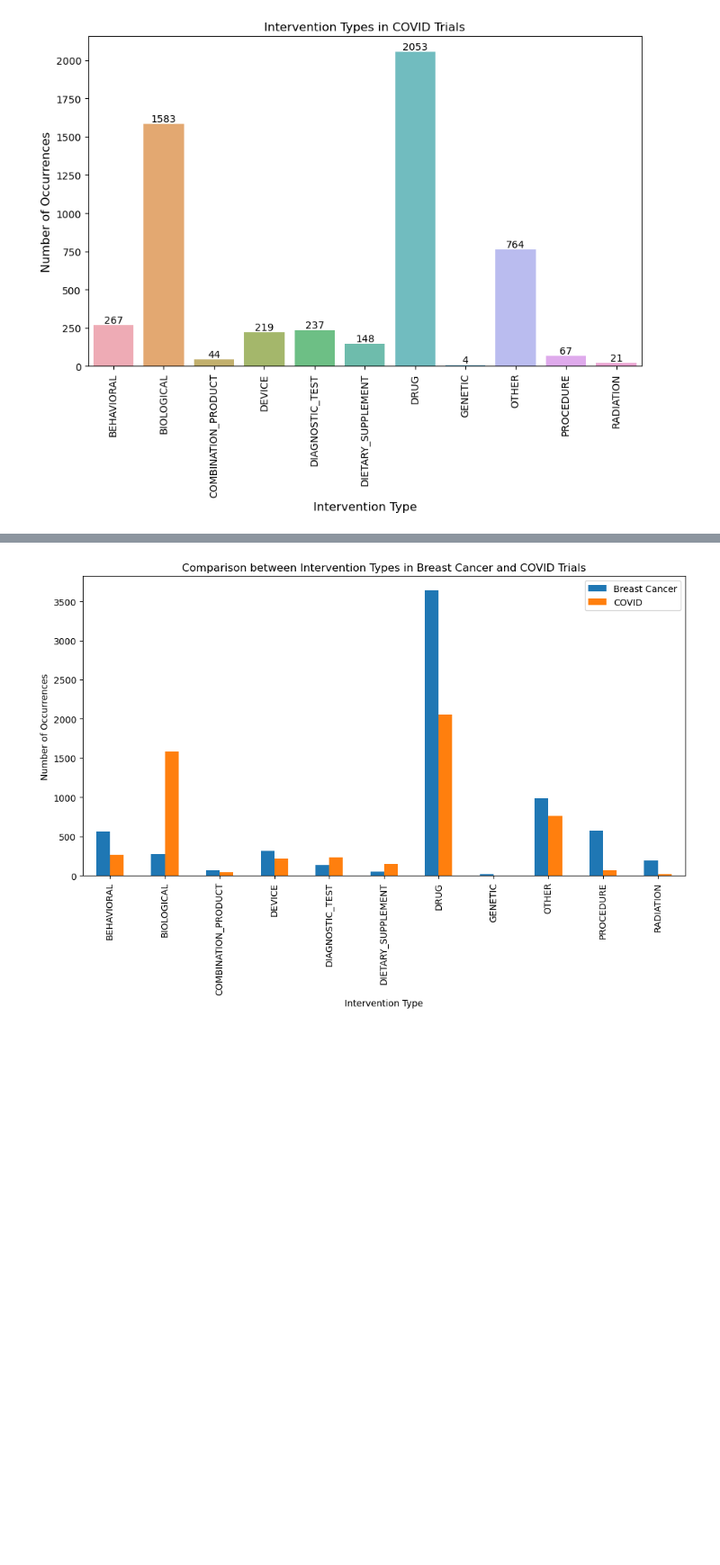
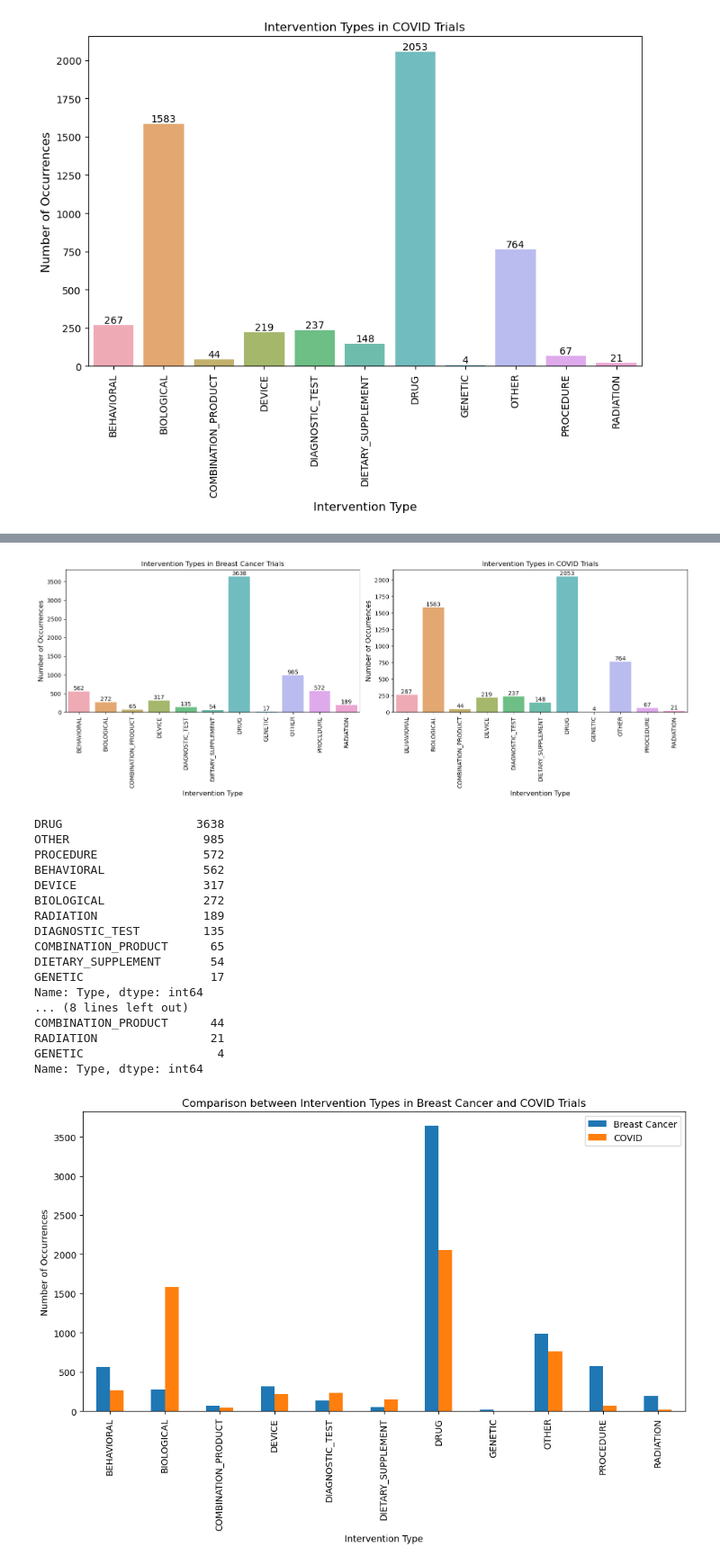
Before and after one commit to harooks/Clinical-Trials-Data-Analysis, a Jupyter notebook: partA_haruko.ipynb, the cells around one changed output, grey strips where cells are left out. Shown at 90% size. Drawn from its saved outputs; the diff is of its cells as text; code cells hidden in the pictures; blank space fills up the shorter version.

```diff
--- a/partA_haruko.ipynb
+++ b/partA_haruko.ipynb
@@ -73,3 +71,59 @@ plot_intervention_types(covid_intervention_df, 'Intervention Types in COVID Tria
+# %%
+def plot_intervention_types(df, title, ax):
+    # Count the frequency of each intervention type
+    type_counts = df['Type'].value_counts()
+
+    # Sort the values alphabetically
+    type_counts = type_counts.sort_index()
+
+    # Create a bar plot
+    sns.barplot(x=type_counts.index, y=type_counts.values, alpha=0.8, ax=ax)
+
+    # Add the actual values on top of each bar
+    for i, value in enumerate(type_counts.values):
+        ax.text(i, value, value, ha='center', va='bottom')
+
+    ax.set_title(title)
+    ax.set_ylabel('Number of Occurrences', fontsize=12)
+    ax.set_xlabel('Intervention Type', fontsize=12)
+
+    # Rotate x labels for better visibility
+    ax.tick_params(axis='x', rotation=90)
+
+# Create a figure and subplots
+fig, axes = plt.subplots(nrows=1, ncols=2, figsize=(16, 6))
+
+# Plot for breast cancer
+plot_intervention_types(breast_cancer_intervention_df, 'Intervention Types in Breast Cancer Trials', axes[0])
+
+# Plot for COVID
+plot_intervention_types(covid_intervention_df, 'Intervention Types in COVID Trials', axes[1])
+
+plt.tight_layout()
+plt.show()
+
+## Print count of each intervention type to console
+print(breast_cancer_intervention_df['Type'].value_counts())
+print(covid_intervention_df['Type'].value_counts())
+# %% [output]
+[figure, added]
+DRUG                   3638
+OTHER                   985
+PROCEDURE               572
+BEHAVIORAL              562
+DEVICE                  317
+BIOLOGICAL              272
+RADIATION               189
+DIAGNOSTIC_TEST         135
+COMBINATION_PRODUCT      65
+DIETARY_SUPPLEMENT       54
+GENETIC                  17
+Name: Type, dtype: int64
+... (8 lines left out)
+COMBINATION_PRODUCT      44
+RADIATION                21
+GENETIC                   4
+Name: Type, dtype: int64
 # %%
 ## Side by Side Bar Plot ##
 
```
Also changed, not shown: parts of 6 cells of this notebook, 1 other file.
